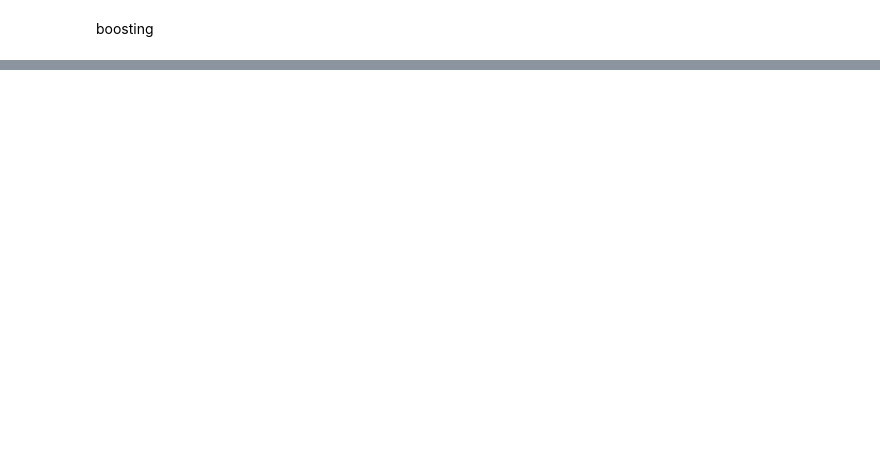
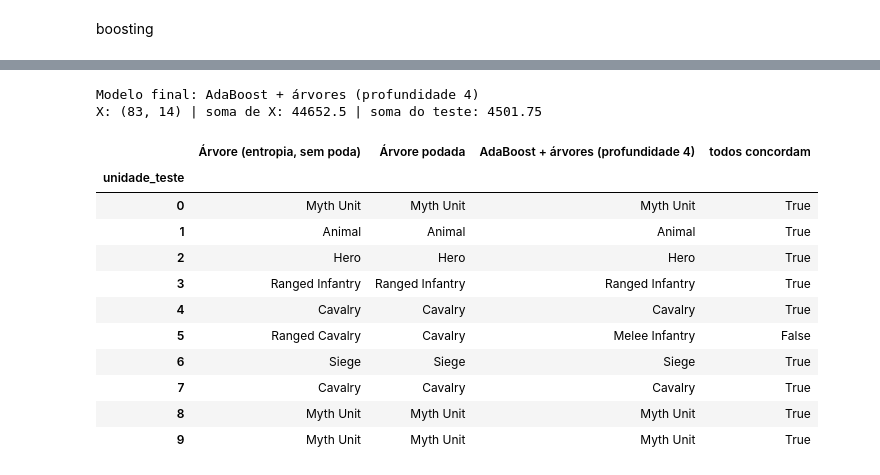
Before and after one commit to yasminfrancagarcia/trab2_final_mineracao, a Jupyter notebook: ageofmithology.ipynb, the cells around one changed output, grey strips where cells are left out. Cells and saved outputs as stored; diff of their text form; code cells hidden in the pictures; blank space fills up the shorter version.

```diff
--- a/ageofmithology.ipynb
+++ b/ageofmithology.ipynb
@@ -348,0 +562,29 @@ boosting
+# %%
+print("Modelo final:", nome_final)
+print("X:", X.shape,
+      "| soma de X:", round(float(X.to_numpy().sum()), 2),
+      "| soma do teste:", round(float(teste[ATRIBUTOS].to_numpy().sum()), 2))
+
+# previsão de cada modelo candidato (todos treinados com os 83 registros), lado a lado
+comparacao = pd.DataFrame({
+    nome: m.fit(X, y).predict(teste[ATRIBUTOS])
+    for nome, m in candidatos.items() if "Stump" not in nome     # o Stump é fraco demais
+})
+comparacao.index.name = "unidade_teste"
+comparacao["todos concordam"] = comparacao.nunique(axis=1) == 1
+comparacao
+# %% [output]
+Modelo final: AdaBoost + árvores (profundidade 4)
+X: (83, 14) | soma de X: 44652.5 | soma do teste: 4501.75
+|  | Árvore (entropia, sem poda) | Árvore podada | AdaBoost + árvores (profundidade 4) | todos concordam |
+| unidade_teste |  |  |  |  |
+| 0 | Myth Unit | Myth Unit | Myth Unit | True |
+| 1 | Animal | Animal | Animal | True |
+| 2 | Hero | Hero | Hero | True |
+| 3 | Ranged Infantry | Ranged Infantry | Ranged Infantry | True |
+| 4 | Cavalry | Cavalry | Cavalry | True |
+| 5 | Ranged Cavalry | Cavalry | Melee Infantry | False |
+| 6 | Siege | Siege | Siege | True |
+| 7 | Cavalry | Cavalry | Cavalry | True |
+| 8 | Myth Unit | Myth Unit | Myth Unit | True |
+| 9 | Myth Unit | Myth Unit | Myth Unit | True |
```
Also changed, not shown: parts of 17 cells of this notebook, 1 other file.
